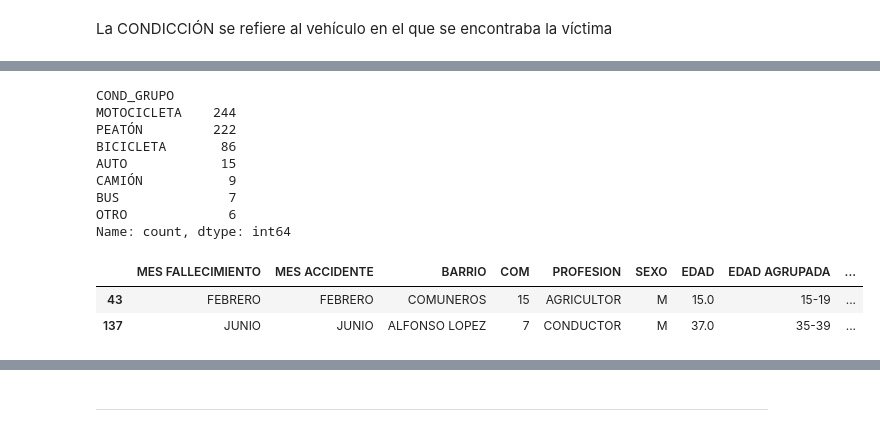
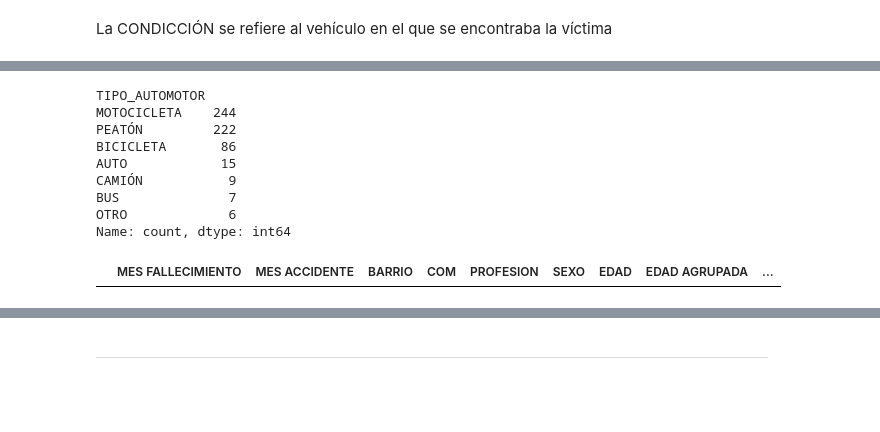
Before and after one commit to DCajiao/Aplicaciones-del-Analisis-Espacial, a Jupyter notebook: casos/Situación_2/00_preprocesamiento.ipynb, the cells around one changed output, grey strips where cells are left out. Cells and saved outputs as stored; diff of their text form; code cells hidden in the pictures; blank space fills up the shorter version.

```diff
--- a/casos/Situación_2/00_preprocesamiento.ipynb
+++ b/casos/Situación_2/00_preprocesamiento.ipynb
@@ -313,12 +311,12 @@ map_cond = {
 }
 
 # Aplicar mapeo a la columna de condiciones
-df["COND_GRUPO"] = df["CONDICCION"].map(map_cond).fillna("OTRO")
+df["TIPO_AUTOMOTOR"] = df["CONDICCION"].map(map_cond).fillna("OTRO")
 
 # Ver distribución
-print(df["COND_GRUPO"].value_counts())
+print(df["TIPO_AUTOMOTOR"].value_counts())
 # %% [output]
-COND_GRUPO
+TIPO_AUTOMOTOR
 MOTOCICLETA    244
 PEATÓN         222
 BICICLETA       86
@@ -328,9 +326,7 @@ BUS              7
 OTRO             6
 Name: count, dtype: int64
 # %%
-df[df['CONDICCION'].str.contains('VOLQUETA', na=False)]
+df[df['TIPO_AUTOMOTOR'].str.contains('VOLQUETA', na=False)]
 # %% [output]
 |  | MES FALLECIMIENTO | MES ACCIDENTE | BARRIO | COM | PROFESION | SEXO | EDAD | EDAD AGRUPADA | ... |
-| 43 | FEBRERO | FEBRERO | COMUNEROS | 15 | AGRICULTOR | M | 15.0 | 15-19 | ... |
-| 137 | JUNIO | JUNIO | ALFONSO LOPEZ | 7 | CONDUCTOR | M | 37.0 | 35-39 | ... |
 # %%
```
Also changed, not shown: parts of 3 cells of this notebook, 1 other file.
